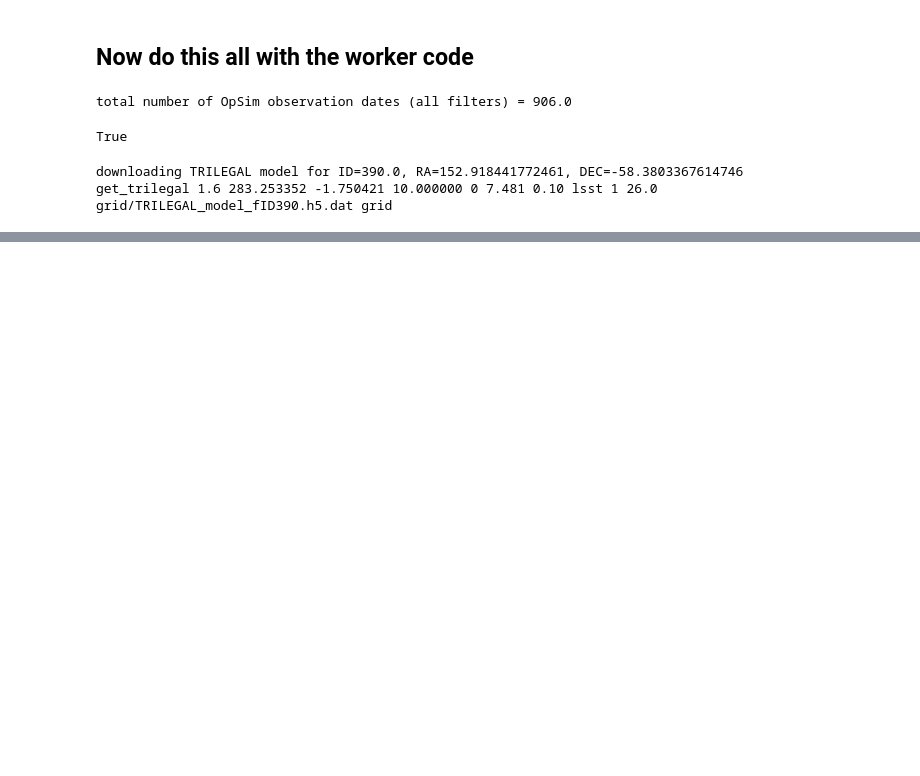
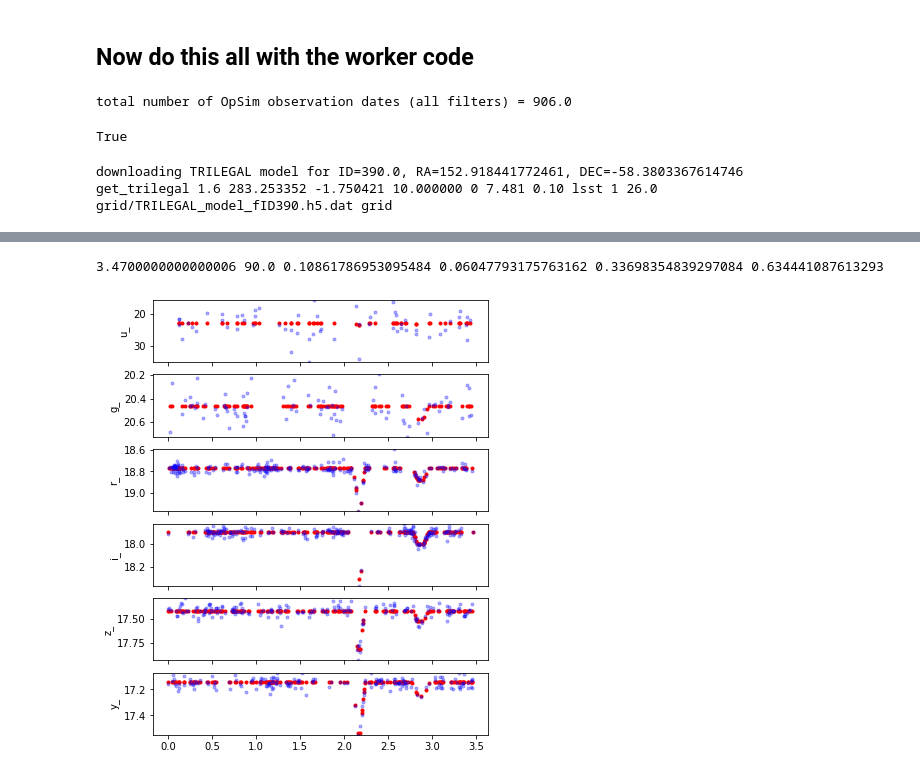
Before and after one commit to ageller/EB-LSST, a Jupyter notebook: testing/TRILEGAL/newBinsFromTRILEGAL.ipynb, the cells around one changed output, grey strips where cells are left out. Saved outputs shown, nothing was run; the diff lists cells and outputs as text; code cells hidden in the pictures; blank space fills up the shorter version.

```diff
--- a/testing/TRILEGAL/newBinsFromTRILEGAL.ipynb
+++ b/testing/TRILEGAL/newBinsFromTRILEGAL.ipynb
@@ -376,2 +387,3 @@ get_trilegal 1.6 283.253352 -1.750421 10.000000 0 7.481 0.10 lsst 1 26.0 grid/TR
 # %%
+worker.n_bin = 100
 gxDat = worker.sampleGalaxy(OpSimi)
@@ -378,21 +408,24 @@ gxDat = worker.sampleGalaxy(OpSimi)
 # %%
-i = 2
+i = 7
 #line = output[i]
 line = gxDat[i]
 
 #change the inclination
 line[12] = np.pi/2.
 #change the period
 line[2] = np.log10(3.47)
 
 EB = worker.getEB(line, OpSimi=OpSimi)
 
 print(EB.period, EB.inclination, EB.R_1, EB.R_2, EB.sbratio, EB.q)
 
 fig,ax = plt.subplots(6,1, figsize=(6,8), sharex = True)
 for i,f in enumerate(worker.filters):
     EB.observe(f)
     ax[i].plot((EB.obsDates[f] % EB.period), EB.appMag[f],'.', color='red')
     ax[i].plot((EB.obsDates[f] % EB.period), EB.appMagObs[f],'.', alpha=0.3, color='blue')
     ax[i].set_ylim(max(EB.appMagObs[f]), min(EB.appMagObs[f]))
     ax[i].set_ylabel(f)
+# %% [output]
+3.4700000000000006 90.0 0.10861786953095484 0.06047793175763162 0.33698354839297084 0.634441087613293
+[figure, added]
```
Also changed, not shown: parts of 7 cells of this notebook, 4 other files.
